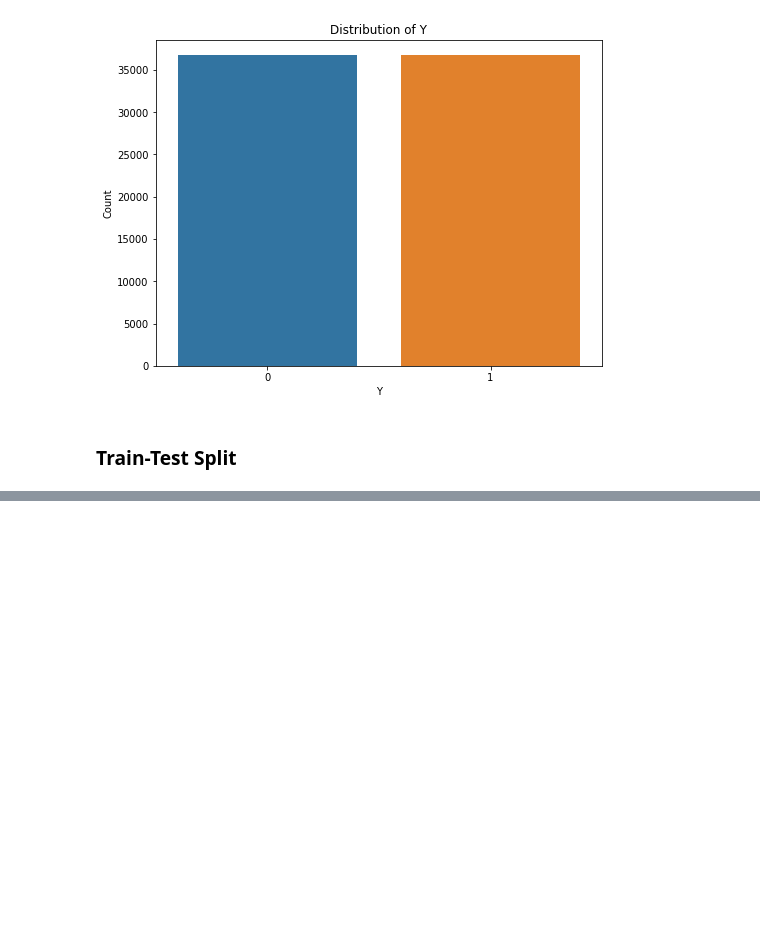
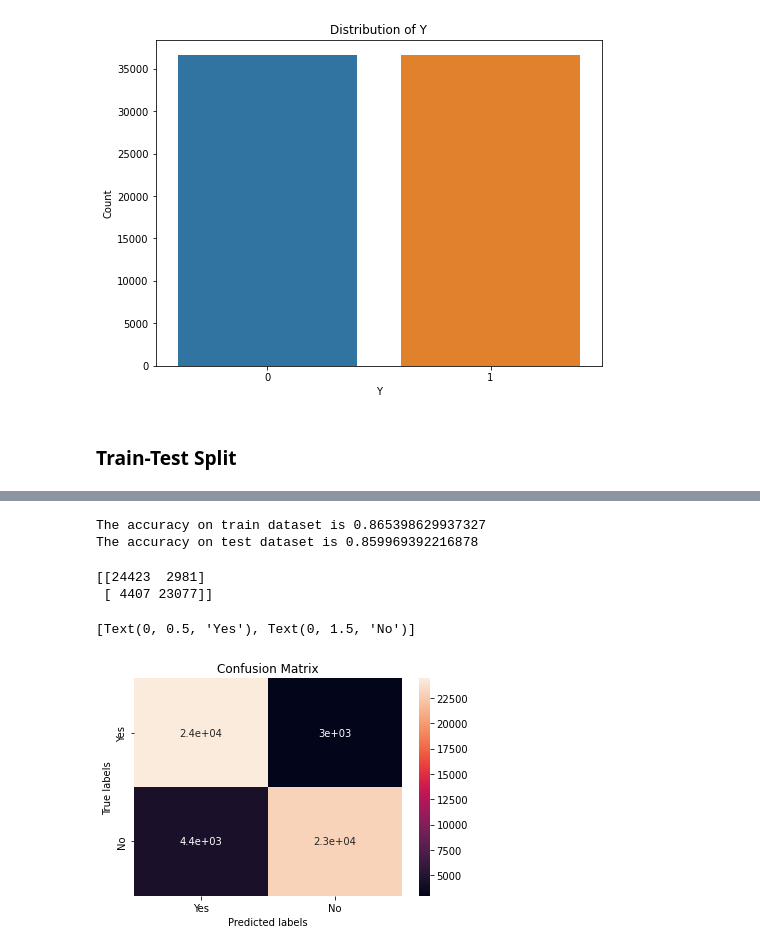
Before and after one commit to saqquib/Bank-Marketing-Effectiveness-Prediction, a Jupyter notebook: Bank_Marketing_Effectiveness_Prediction_Capstone_Project.ipynb, the cells around one changed output, grey strips where cells are left out. Cells and saved outputs as stored; diff of their text form; code cells hidden in the pictures; blank space fills up the shorter version.

```diff
--- a/Bank_Marketing_Effectiveness_Prediction_Capstone_Project.ipynb
+++ b/Bank_Marketing_Effectiveness_Prediction_Capstone_Project.ipynb
@@ -826,0 +958,7 @@ print(y_test.shape)
+# %%
+# Hyperprarameter tuning using GridSearchCV
+
+logistic_grid = LogisticRegression()
+parameters = {'C': [1e-5,1e-4,1e-3,1e-2,1e-1,1,2,3,4,5,10,100,1e-3,1e+4,1e+5,1e+6]}
+log_grid = GridSearchCV(logistic_grid, parameters, scoring='roc_auc', cv=5,verbose=2)
+log_grid.fit(X_train,y_train)
@@ -826,0 +987,38 @@ print(y_test.shape)
+# %%
+log_optimal_model = log_grid.best_estimator_
+# %%
+# Making predictions on train and test data
+
+train_class_preds = log_optimal_model.predict(X_train)
+test_class_preds = log_optimal_model.predict(X_test)
+# %%
+# Calculating accuracy on train and test
+log_train_accuracy = accuracy_score(y_train,train_class_preds)
+log_test_accuracy = accuracy_score(y_test,test_class_preds)
+
+print("The accuracy on train dataset is", log_train_accuracy)
+print("The accuracy on test dataset is", log_test_accuracy)
+# %% [output]
+The accuracy on train dataset is 0.865398629937327
+The accuracy on test dataset is 0.859969392216878
+# %%
+# Confusion matrix for train
+
+labels = ['Yes', 'No']
+cm = confusion_matrix(y_train, train_class_preds)
+print(cm)
+
+ax= plt.subplot()
+sns.heatmap(cm, annot=True, ax = ax)
+
+# labels, title and ticks
+ax.set_xlabel('Predicted labels')
+ax.set_ylabel('True labels')
+ax.set_title('Confusion Matrix')
+ax.xaxis.set_ticklabels(labels)
+ax.yaxis.set_ticklabels(labels)
+# %% [output]
+[[24423  2981]
+ [ 4407 23077]]
+[Text(0, 0.5, 'Yes'), Text(0, 1.5, 'No')]
+[figure, added]
```
Also changed, not shown: parts of 36 cells of this notebook.
